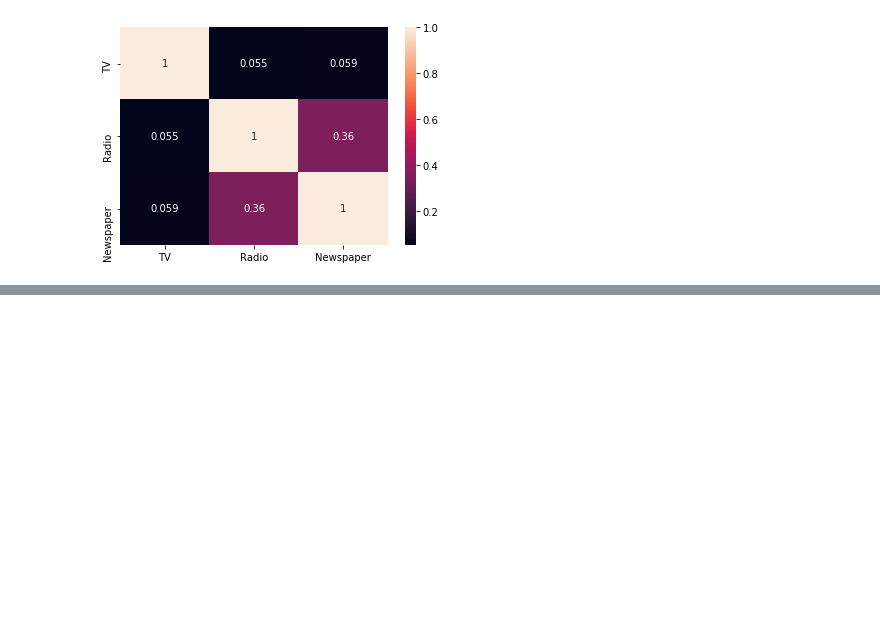
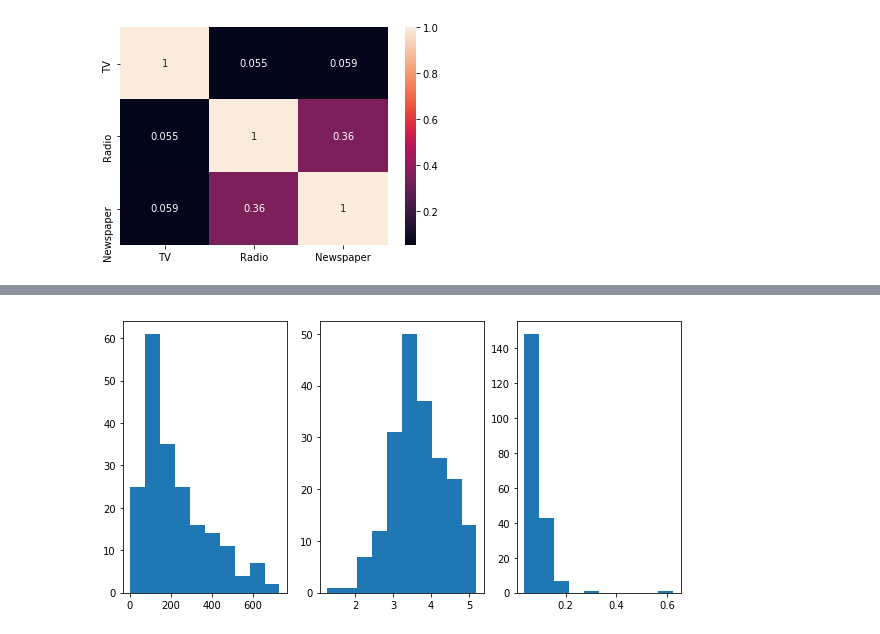
Before and after one commit to prasantidas/Thinkful_Data_Science, a Jupyter notebook: 2_4_3.ipynb, the cells around one changed output, grey strips where cells are left out. Cells and saved outputs as stored; diff of their text form; code cells hidden in the pictures; blank space fills up the shorter version.

```diff
--- a/2_4_3.ipynb
+++ b/2_4_3.ipynb
@@ -195,0 +259,12 @@ R-squared:
+# %%
+# log, sqrt, inverse
+plt.figure(figsize=(10,5))
+plt.subplot(1,3,1)
+plt.hist(np.square(advertise.Sales))
+plt.subplot(1,3,2)
+plt.hist(np.sqrt(advertise.Sales))
+plt.subplot(1,3,3)
+plt.hist(1/advertise.Sales)
+plt.show()
+# %% [output]
+[figure, added]
```
Also changed, not shown: parts of 21 cells of this notebook, 4 other files.
